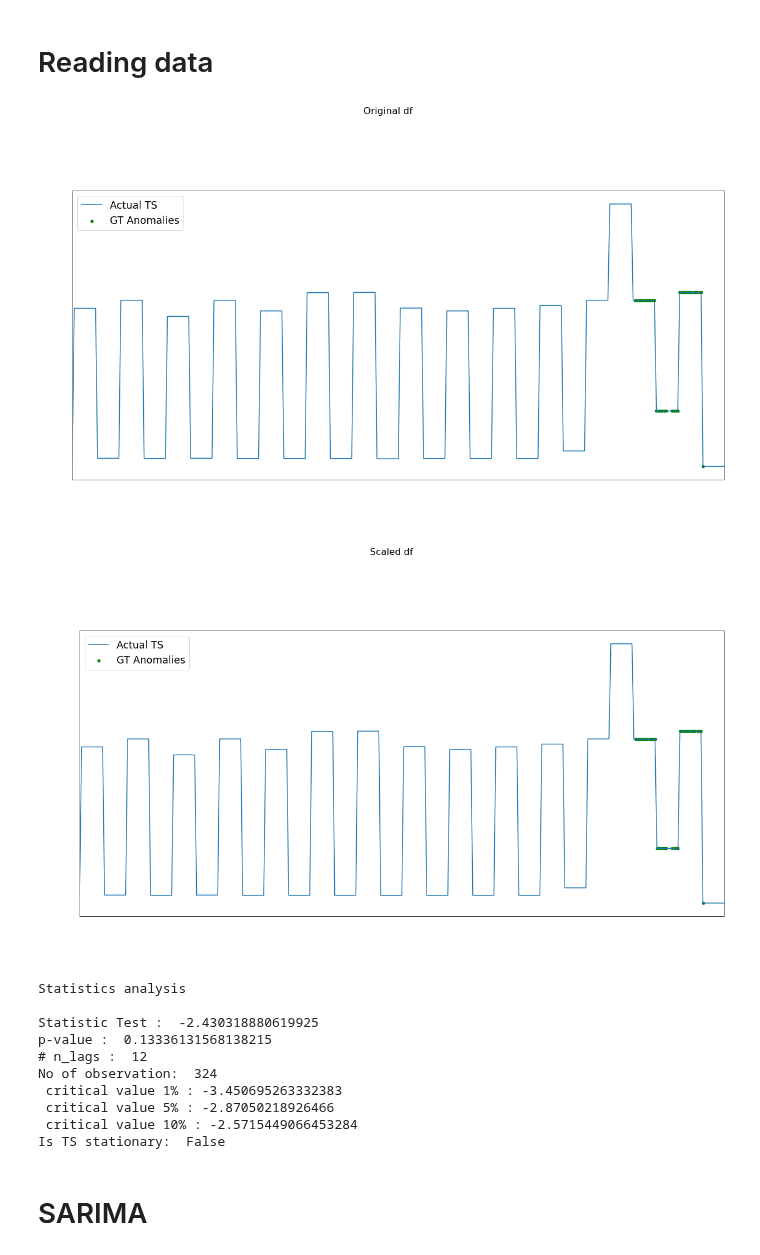
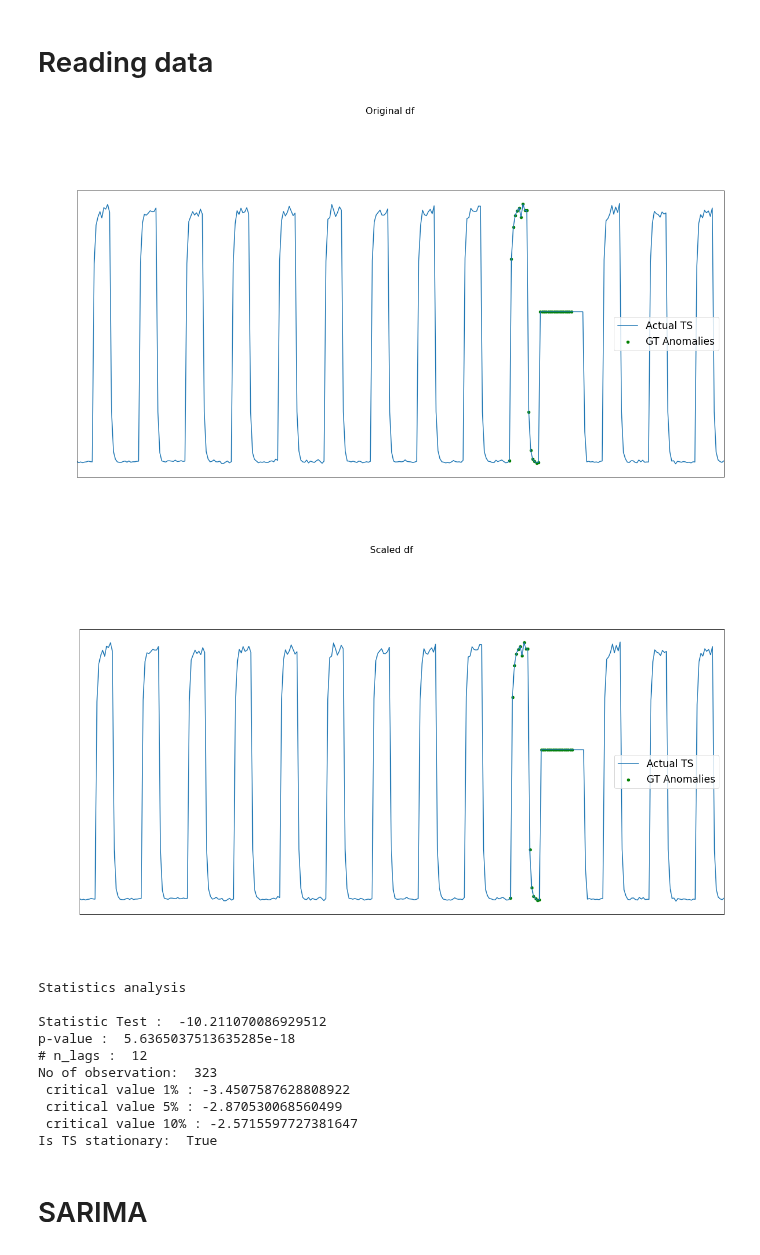
Before and after one commit to emerelte/kad, a Jupyter notebook: notebooks/sarima.ipynb, the cells around one changed output. Saved outputs shown, nothing was run; the diff lists cells and outputs as text; code cells hidden in the pictures.

```diff
--- a/notebooks/sarima.ipynb
+++ b/notebooks/sarima.ipynb
@@ -28,44 +28,45 @@ kad_utils.customize_matplotlib()
 # Reading data
 # %%
 data_dir = "data/archive/"
-# file_dir = "artificialWithAnomaly"
-# file_name = "artificialWithAnomaly/art_daily_flatmiddle.csv"
-file_dir = "realAWSCloudwatch"
-file_name = "realAWSCloudwatch/ec2_cpu_utilization_24ae8d.csv"
+file_dir = "artificialWithAnomaly"
+file_name = "artificialWithAnomaly/art_daily_flatmiddle.csv"
+# file_dir = "realAWSCloudwatch"
+# file_name = "realAWSCloudwatch/ec2_cpu_utilization_24ae8d.csv"
 
 file_path = os.path.join(data_dir, file_dir, file_name)
 
 original_df = pd.read_csv(
     file_path, parse_dates=True, index_col="timestamp"
 )
 
-data_proc = composite_data_processor.CompositeDataProcessor([downsampler.Downsampler("12h", np.max), upsampler.Upsampler("1h")])
+data_proc = composite_data_processor.CompositeDataProcessor([downsampler.Downsampler("1h", np.mean)])
+# data_proc = composite_data_processor.CompositeDataProcessor([downsampler.Downsampler("12h", np.max), upsampler.Upsampler("1h")])
 original_df = data_proc.transform_data(original_df)
 
 with open("data/archive/combined_windows.json") as f:
     true_anomalies = json.load(f)
 
 X_LABEL = "timestamp"
 
 true_anomalies_ranges = true_anomalies[file_name]
 
 ground_true_anomalies_df = pd.DataFrame()
 for anom_range in true_anomalies_ranges:
     ground_true_anomalies_df = ground_true_anomalies_df.append(original_df.loc[anom_range[0]:anom_range[1]])
 
 preprocessed_df = original_df.copy()
 preprocessed_df["gt_is_anomaly"] = [idx in ground_true_anomalies_df.index for idx in original_df.index.tolist()]
 
 visualization.visualize(results_df=preprocessed_df, metric_name="value", title="Original df")
 # %% [output]
-[figure, old version]
+[figure, new version]
 # %%
 scaler = MinMaxScaler(feature_range=(-1, 0))
 preprocessed_df["value"] = scaler.fit_transform(preprocessed_df.values)
 
 visualization.visualize(results_df=preprocessed_df, metric_name="value", title="Scaled df")
 # %% [output]
-[figure, old version]
+[figure, new version]
 # %%
 values_df = preprocessed_df[["value"]]
 mod_sel = model_sclector.ModelSelector(values_df)
@@ -73,14 +74,14 @@ print("Is TS stationary: ", mod_sel.is_stationary())
 # %% [output]
 Statistics analysis
 
-Statistic Test :  -2.430318880619925
-p-value :  0.13336131568138215
+Statistic Test :  -10.211070086929512
+p-value :  5.6365037513635285e-18
 # n_lags :  12
-No of observation:  324
- critical value 1% : -3.450695263332383
- critical value 5% : -2.87050218926466
- critical value 10% : -2.5715449066453284
-Is TS stationary:  False
+No of observation:  323
+ critical value 1% : -3.4507587628808922
+ critical value 5% : -2.870530068560499
+ critical value 10% : -2.5715597727381647
+Is TS stationary:  True
 # %%
 # f = plt.figure(figsize=(20, 10))
 # ax = f.add_subplot(2, 1, 1)
```
Also changed, not shown: parts of 3 cells of this notebook, 5 other files.
